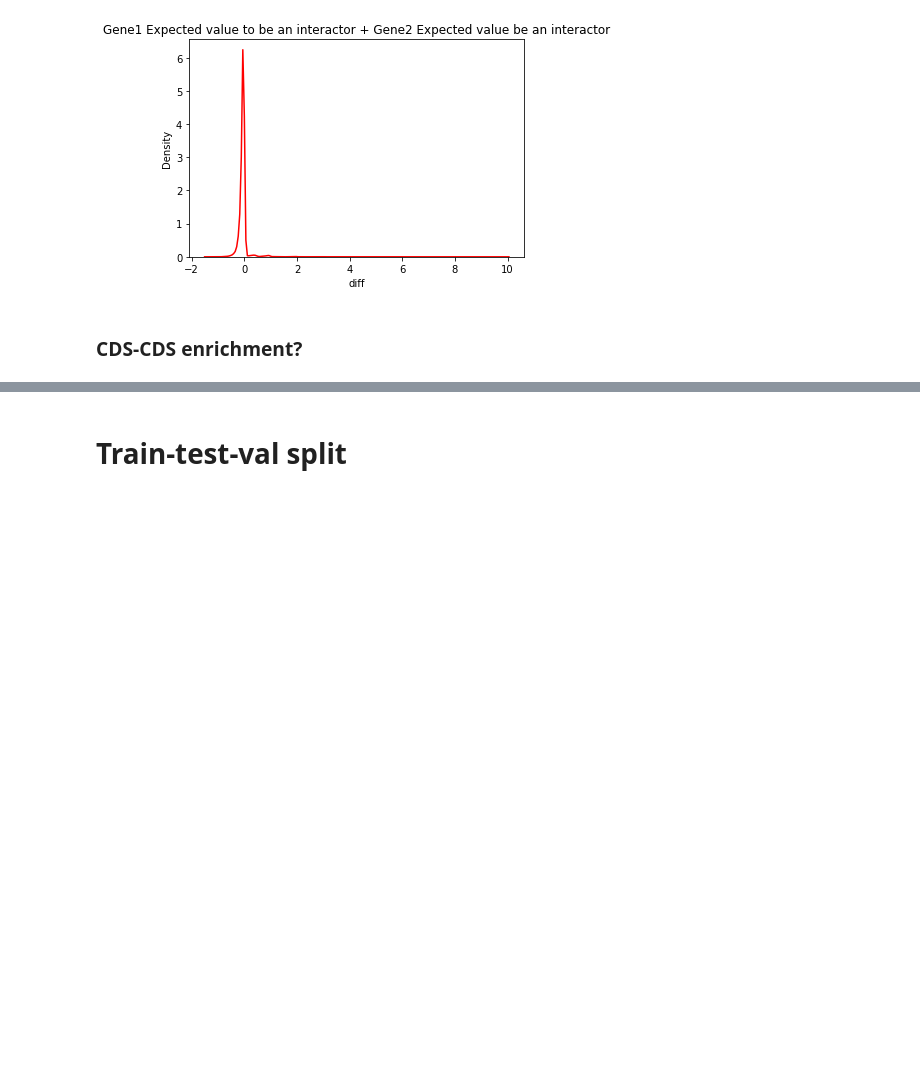
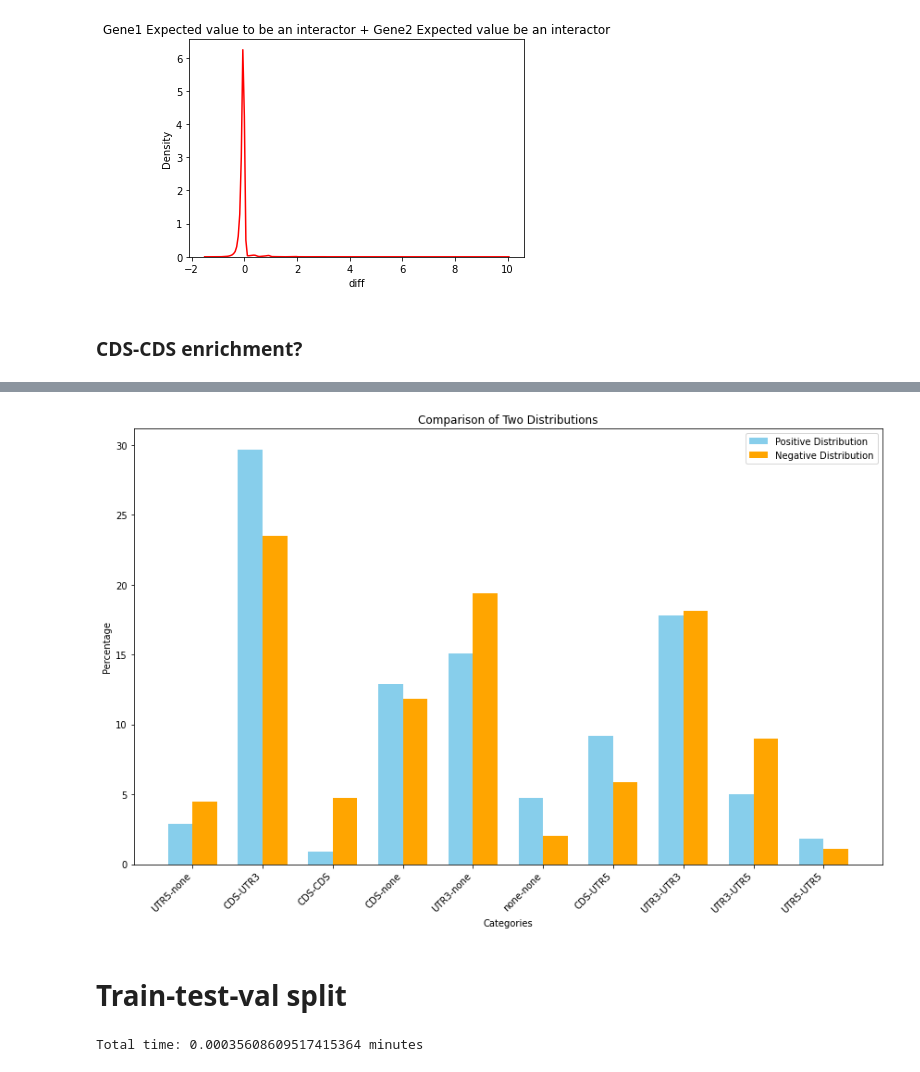
Before and after one commit to giorgiobini/RIME, a Jupyter notebook: src/preprocess_adri_data-random.ipynb, the cells around one changed output, grey strips where cells are left out. Drawn from its saved outputs; the diff is of its cells as text; code cells hidden in the pictures; blank space fills up the shorter version.

```diff
--- a/src/preprocess_adri_data-random.ipynb
+++ b/src/preprocess_adri_data-random.ipynb
@@ -274,3 +235,46 @@ plt.show()
+# %%
+def plot_interaction_region(df):
+    df_int, df_neg = df[df.interacting == True], df[df.interacting == False]
+
+    # PLOT
+    categories = list(set(df_int['where'].value_counts().index).union(df_neg['where'].value_counts().index))
+
+    neg = df_neg['where'].value_counts()
+    neg = pd.Series([neg.get(key, 0) for key in categories], index=categories)
+
+    pos = df_int['where'].value_counts()
+    pos = pd.Series([pos.get(key, 0) for key in categories], index=categories)
+
+    values1 = pos.values
+
+    values2 = neg.values
+
+    total1 = sum(values1)
+    total2 = sum(values2)
+
+    percentages1 = np.array([value / total1 * 100 for value in values1])
+    percentages2 = np.array([value / total2 * 100 for value in values2])
+
+    bar_width = 0.35
+    index = np.arange(len(categories))
+
+    fig, ax = plt.subplots(figsize=(12, 8))
+    bar1 = ax.bar(index, percentages1, bar_width, label='Positive Distribution', color='skyblue')
+    bar2 = ax.bar(index + bar_width, percentages2, bar_width, label='Negative Distribution', color='orange')
+
+    ax.set_xlabel('Categories')
+    ax.set_ylabel('Percentage')
+    ax.set_title('Comparison of Two Distributions')
+    ax.set_xticks(index + bar_width / 2)
+    ax.set_xticklabels(categories, rotation=45, ha='right')
+    ax.legend()
+
+    plt.tight_layout()
+    plt.show()
+# %%
+plot_interaction_region(df)
+# %% [output]
+[figure, added]
 # %% [markdown]
 # Train-test-val split
 # %%
@@ -278,0 +297,5 @@ import dataset.train_test_val_utils as utils
+# %%
+#circa 5 min
+gene_pairs_training, gene_pairs_test, gene_pairs_val = utils.create_or_load_train_test_val(df_pairs_full, save_path = '/data01/giorgio/RNARNA-NT/dataset/rna_rna_pairs/RANDOM')
+# %% [output]
+Total time: 0.00035608609517415364 minutes
```
Also changed, not shown: parts of 13 cells of this notebook, 2 other files.
